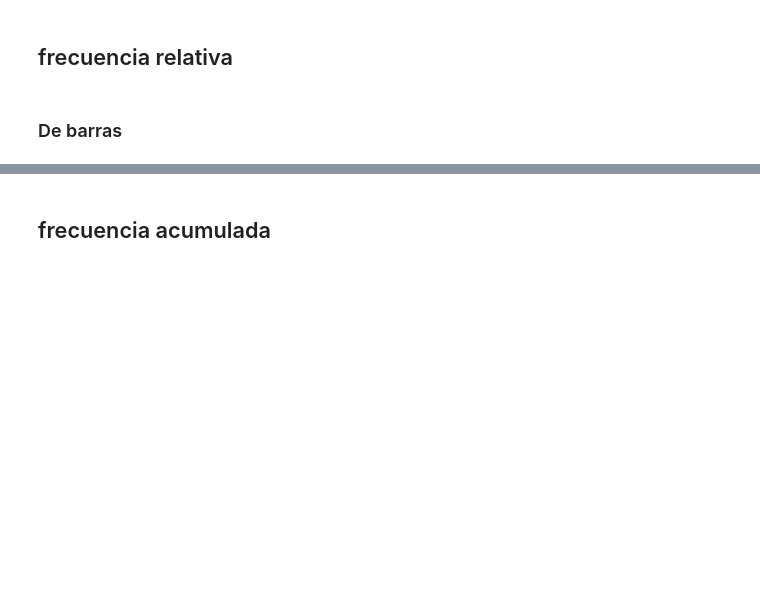
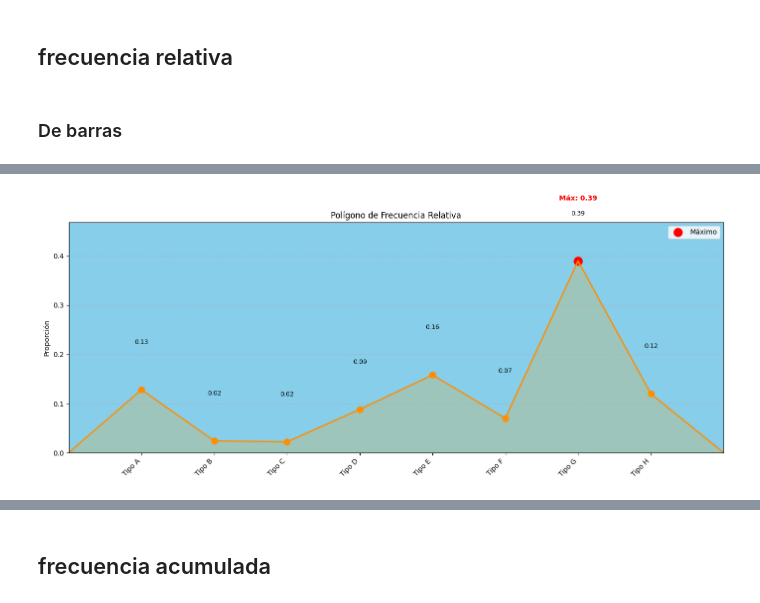
Before and after one commit to D1egoXD/Tablas_Frecuencias, a Jupyter notebook: Daniel_datos_cualitativos.ipynb, the cells around one changed output, grey strips where cells are left out. Saved outputs shown, nothing was run; the diff lists cells and outputs as text; code cells hidden in the pictures; blank space fills up the shorter version.

```diff
--- a/Daniel_datos_cualitativos.ipynb
+++ b/Daniel_datos_cualitativos.ipynb
@@ -113,0 +137,43 @@ plt.show()
+# %%
+import matplotlib.pyplot as plt
+
+plt.figure(figsize=(14, 6))
+
+# Reajustar posiciones: empezamos desde 0 (no -0.5)
+x_vals = [0] + list(range(1, len(frec_rel) + 1)) + [len(frec_rel) + 1]
+y_vals = [0] + list(frec_rel.values) + [0]
+
+# Dibujar el polígono
+plt.plot(x_vals, y_vals, '-', color='darkorange', linewidth=2)
+plt.scatter(x_vals[1:-1], frec_rel.values, color='darkorange', s=80)
+
+# Resaltar el valor máximo
+max_idx = frec_rel.values.argmax()
+max_val = frec_rel.values[max_idx]
+plt.scatter(x_vals[max_idx + 1], max_val, color='red', s=150, label='Máximo')
+plt.text(x_vals[max_idx + 1], max_val + 0.12, f'Máx: {max_val:.2f}',
+         ha='center', va='bottom', color='red', fontsize=10, fontweight='bold')
+
+# Área sombreada (opcional)
+plt.fill_between(x_vals, y_vals, color='orange', alpha=0.2)
+
+# Etiquetas de categorías alineadas a los puntos verdaderos
+plt.xticks(ticks=range(1, len(frec_rel) + 1), labels=frec_rel.index, rotation=45, ha='right')
+
+# Ajustes visuales
+plt.xlim(0, len(frec_rel) + 1)
+plt.ylim(0, max(frec_rel.values) * 1.2)
+plt.grid(axis='y', linestyle='--', alpha=0.8)
+plt.title('Polígono de Frecuencia Relativa')
+plt.ylabel('Proporción')
+
+# Etiquetas de valores
+for i, val in enumerate(frec_rel.values):
+    plt.text(x_vals[i + 1], val + 0.09, f'{val:.2f}', ha='center', va='bottom', fontsize=9)
+
+plt.gca().set_facecolor('skyblue')
+plt.legend()
+plt.tight_layout()
+plt.show()
+# %% [output]
+[figure, added]
```
Also changed, not shown: parts of 12 cells of this notebook.
